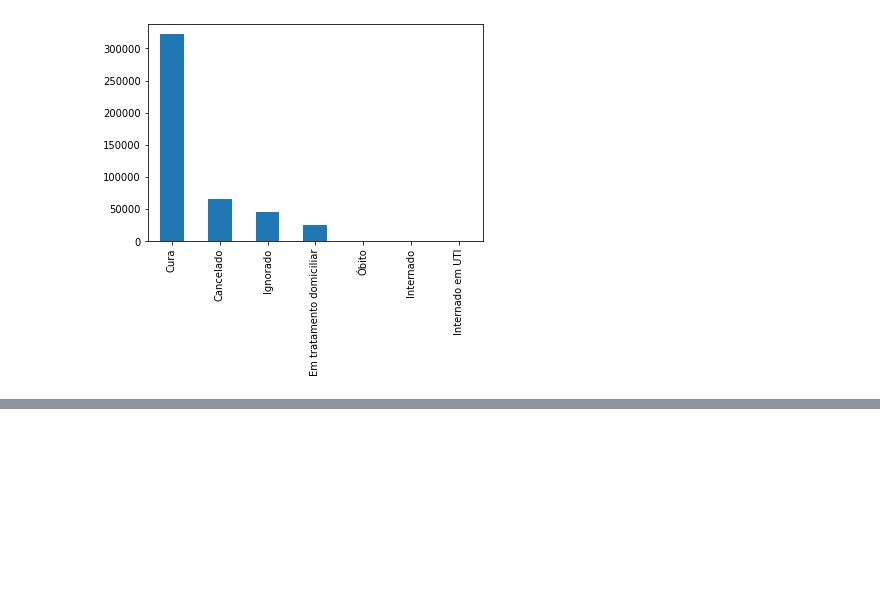
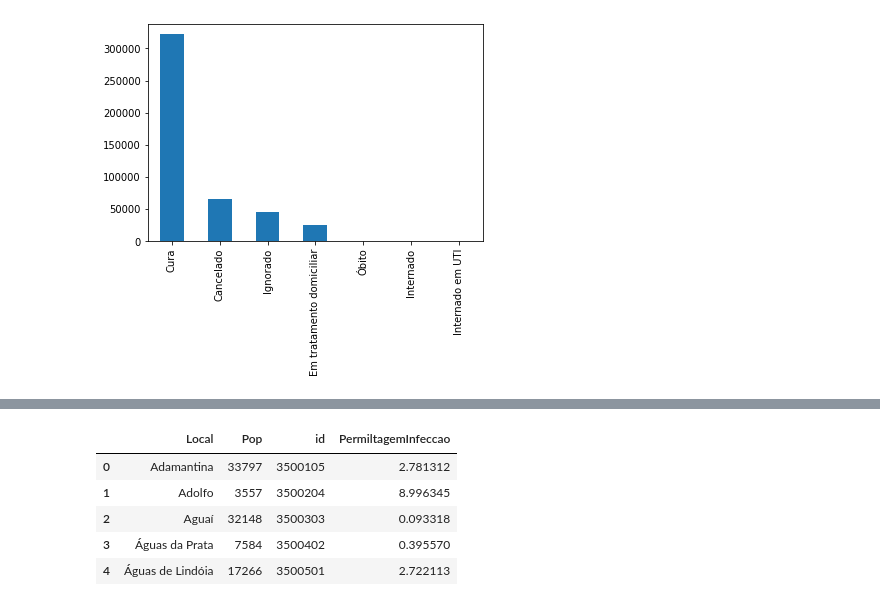
Before and after one commit to PedroRibasSerras/Trabalho-Estatistica, a Jupyter notebook: trabalho_notebook.ipynb, the cells around one changed output, grey strips where cells are left out. Drawn from its saved outputs; the diff is of its cells as text; code cells hidden in the pictures; blank space fills up the shorter version.

Commit message:
Adicionado o mapa ao programa principal e trocando população por taxa de infecção a cada mil habitantes

```diff
--- a/trabalho_notebook.ipynb
+++ b/trabalho_notebook.ipynb
@@ -89,6 +117,6 @@ Numero de cidades =  1155
 # %%
 sort_cidades = sorted(cidades.items(), key=lambda x: x[1]['Positivo'], reverse=True)
 
-for i in sort_cidades:
+for i in sort_cidades[:10]:
 	print(i[1])
 # %% [output]
@@ -111,0 +133,24 @@ nan {'Nome': nan, 'Positivo': 0, 'Negativo': 0, nan: 1}
+# %%
+#pega a população por municípios
+populacaoPorMunicipio = pd.read_csv('populacaoPorMunicipio.csv', sep=",", encoding='utf-8',
+                   dtype={"id": str, "PermiltagemInfeccao": np.float64})
+# %%
+#criando formas dos municípios
+shapefile = 'shapefile/municipiosSp-polygon.shp'
+shapes = cartopy.io.shapereader.Reader(shapefile)
+# %%
+#adicionando os ids das cidades nos dataframe
+munCode=[]
+for municipio in list(shapes.records()):
+    munCode.append(municipio.attributes['id'])
+populacaoPorMunicipio['id'] = munCode
+
+for i in range(len(populacaoPorMunicipio)):
+    cidadeID = float(populacaoPorMunicipio['id'][i])
+    cidadePop = populacaoPorMunicipio['Pop'][i]
+    if cidadeID in cidades:
+        populacaoPorMunicipio.loc[i, 'PermiltagemInfeccao'] = 1000 * cidades[cidadeID]['Positivo'] / cidadePop
+    else:
+        populacaoPorMunicipio.loc[i, 'PermiltagemInfeccao'] = 0
+
+print(populacaoPorMunicipio.head(25))
@@ -111,0 +175,11 @@ nan {'Nome': nan, 'Positivo': 0, 'Negativo': 0, nan: 1}
+# %%
+#colocando o dataframe no formato necessário para plotar
+county_population = hv.Dataset(populacaoPorMunicipio)
+county_population.data.head()
+# %% [output]
+|  | Local | Pop | id | PermiltagemInfeccao |
+| 0 | Adamantina | 33797 | 3500105 | 2.781312 |
+| 1 | Adolfo | 3557 | 3500204 | 8.996345 |
+| 2 | Aguaí | 32148 | 3500303 | 0.093318 |
+| 3 | Águas da Prata | 7584 | 3500402 | 0.395570 |
+| 4 | Águas de Lindóia | 17266 | 3500501 | 2.722113 |
```
Also changed, not shown: parts of 6 cells of this notebook, 1 other file.
